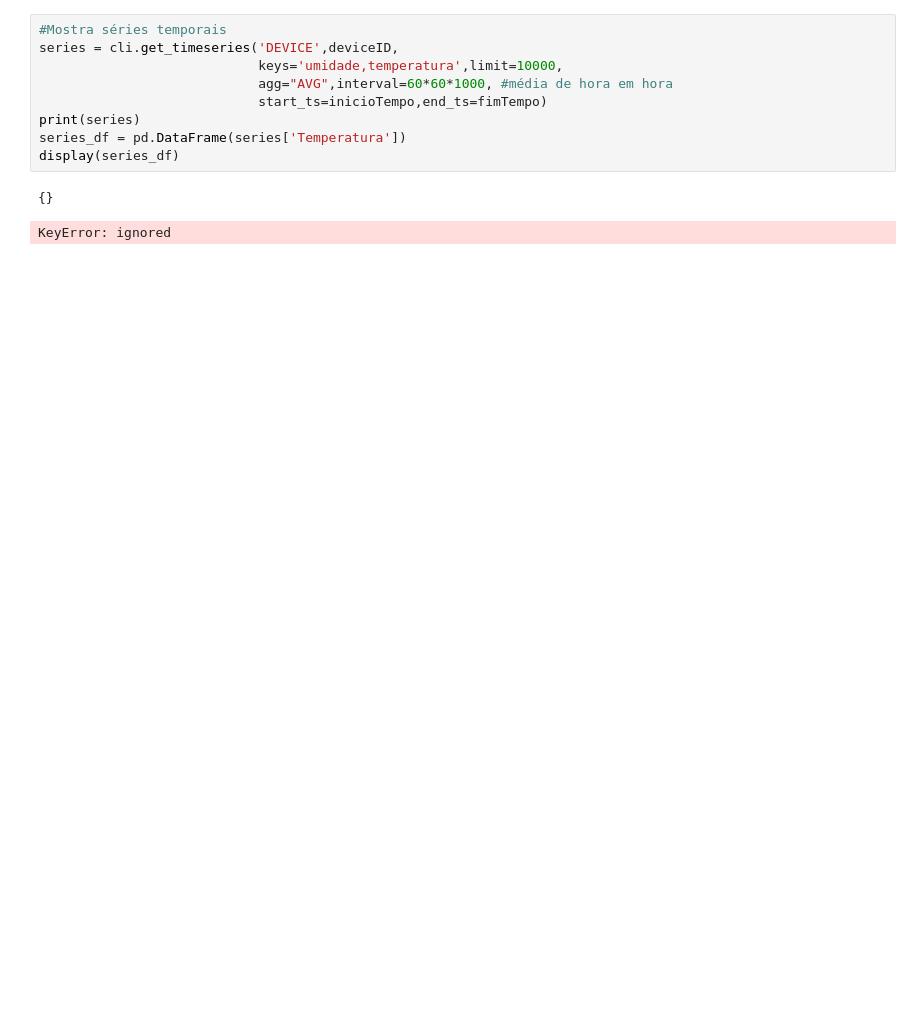
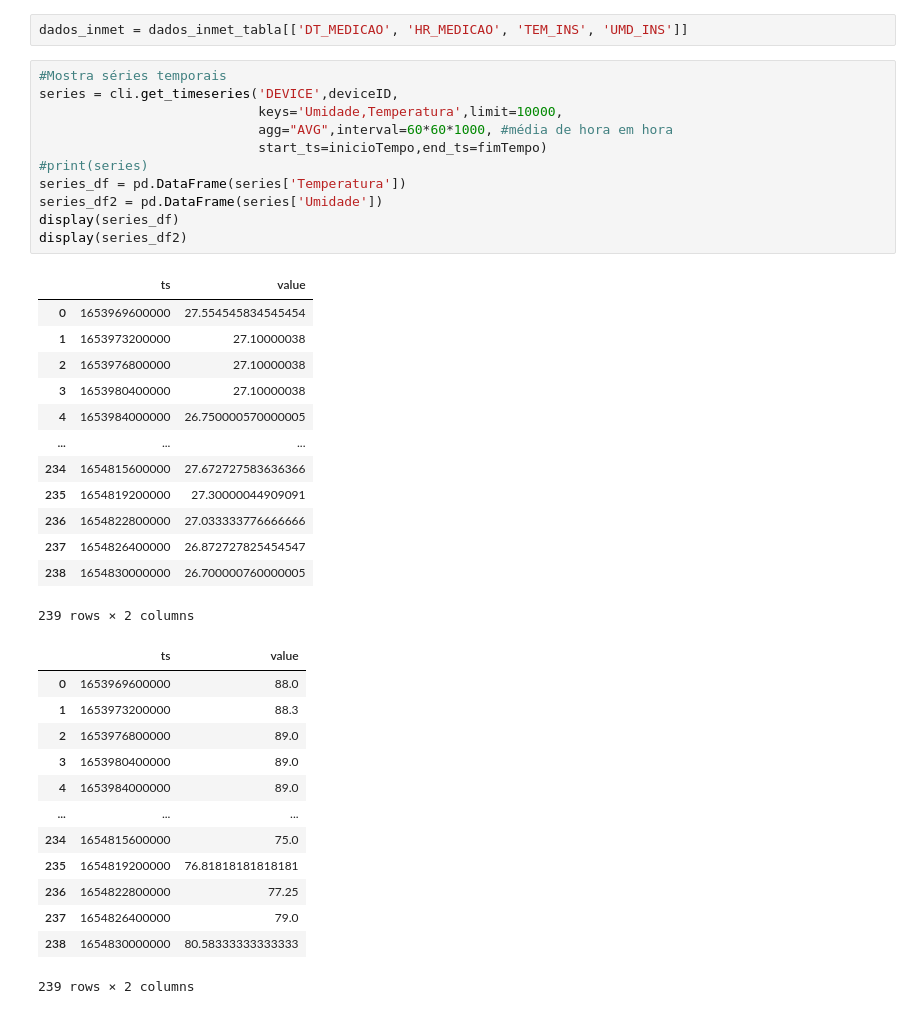
Before and after one commit to garoa-startup/analis_dos_dados, a Jupyter notebook: Recuperando_dados_TB.ipynb, the cells around one changed output. Cells and saved outputs as stored; diff of their text form; blank space fills up the shorter version.

```diff
--- a/Recuperando_dados_TB.ipynb
+++ b/Recuperando_dados_TB.ipynb
@@ -50,12 +66,40 @@ display(atributosDF)
+# %%
+dados_inmet = dados_inmet_tabla[['DT_MEDICAO', 'HR_MEDICAO', 'TEM_INS', 'UMD_INS']]
 # %%
 #Mostra séries temporais
 series = cli.get_timeseries('DEVICE',deviceID,
-                            keys='umidade,temperatura',limit=10000,
+                            keys='Umidade,Temperatura',limit=10000,
                             agg="AVG",interval=60*60*1000, #média de hora em hora
                             start_ts=inicioTempo,end_ts=fimTempo)
-print(series)
+#print(series)
 series_df = pd.DataFrame(series['Temperatura'])
+series_df2 = pd.DataFrame(series['Umidade'])
 display(series_df)
+display(series_df2)
 # %% [output]
+|  | ts | value |
+| 0 | 1653969600000 | 27.554545834545454 |
+| 1 | 1653973200000 | 27.10000038 |
+| 2 | 1653976800000 | 27.10000038 |
+| 3 | 1653980400000 | 27.10000038 |
+| 4 | 1653984000000 | 26.750000570000005 |
+| ... | ... | ... |
+| 234 | 1654815600000 | 27.672727583636366 |
+| 235 | 1654819200000 | 27.30000044909091 |
+| 236 | 1654822800000 | 27.033333776666666 |
+| 237 | 1654826400000 | 26.872727825454547 |
+| 238 | 1654830000000 | 26.700000760000005 |
-{}
+239 rows × 2 columns
+|  | ts | value |
+| 0 | 1653969600000 | 88.0 |
+| 1 | 1653973200000 | 88.3 |
+| 2 | 1653976800000 | 89.0 |
+| 3 | 1653980400000 | 89.0 |
+| 4 | 1653984000000 | 89.0 |
+| ... | ... | ... |
+| 234 | 1654815600000 | 75.0 |
+| 235 | 1654819200000 | 76.81818181818181 |
+| 236 | 1654822800000 | 77.25 |
+| 237 | 1654826400000 | 79.0 |
+| 238 | 1654830000000 | 80.58333333333333 |
-KeyError: ignored
+239 rows × 2 columns
```
Also changed, not shown: parts of 17 cells of this notebook, 2 other files.
